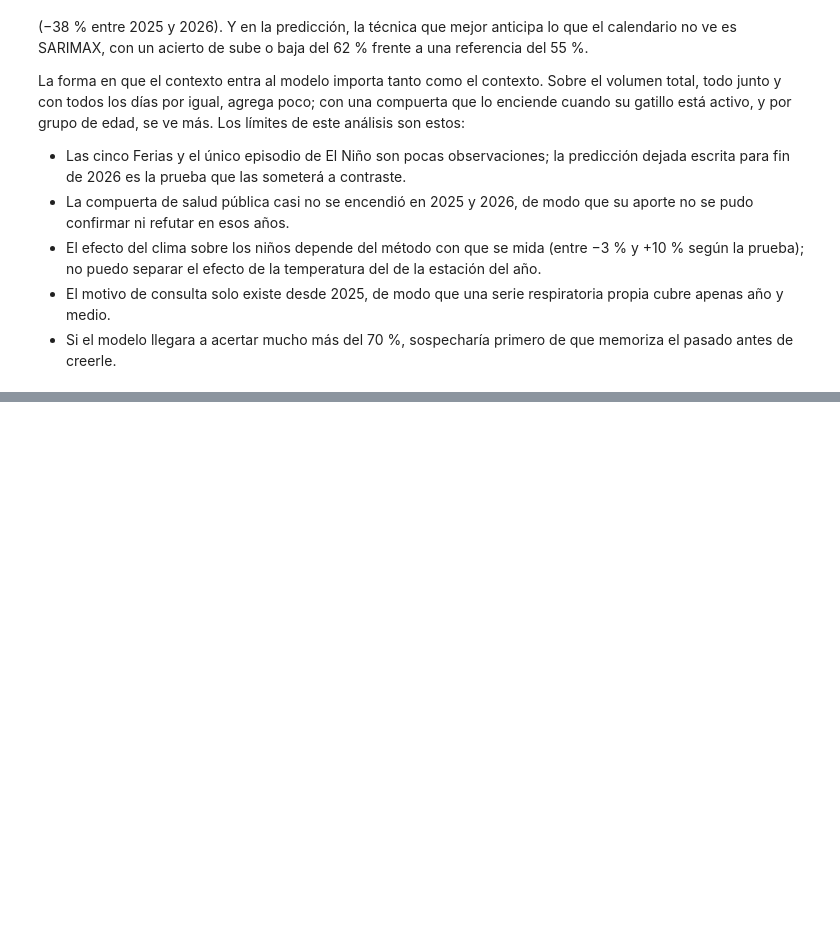
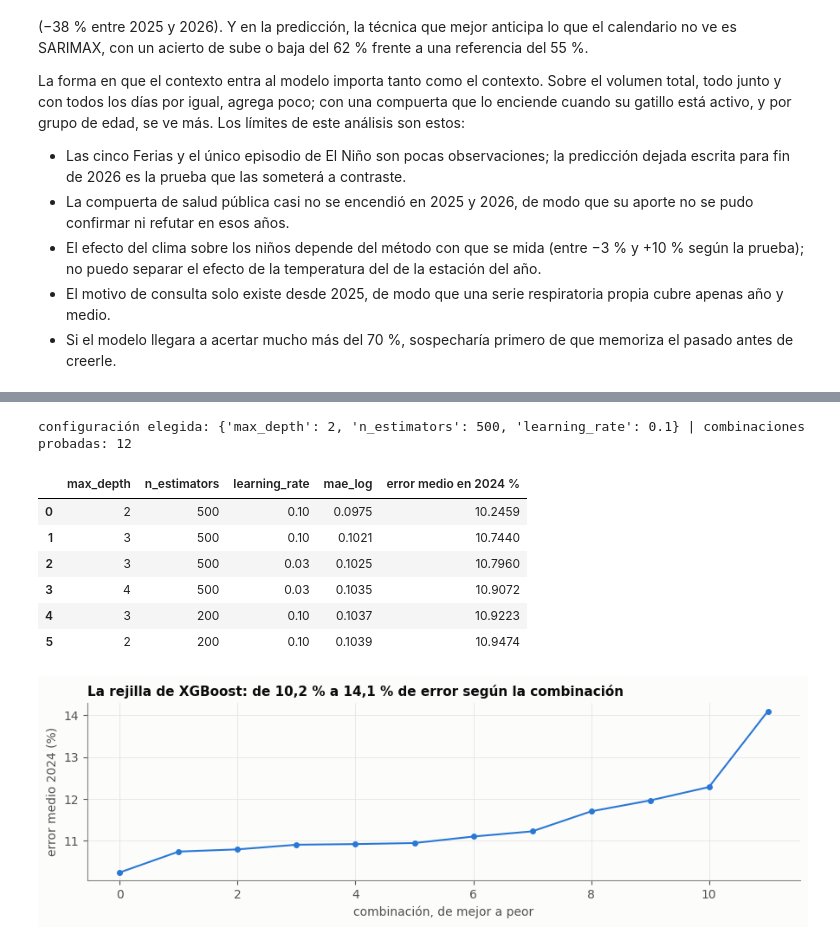
Before and after one commit to SebastianGuerr/puebas, a Jupyter notebook: notebooks/00_la_trayectoria.ipynb, the cells around one changed output, grey strips where cells are left out. Saved outputs shown, nothing was run; the diff lists cells and outputs as text; code cells hidden in the pictures; blank space fills up the shorter version.

```diff
--- a/notebooks/00_la_trayectoria.ipynb
+++ b/notebooks/00_la_trayectoria.ipynb
@@ -750,0 +843,19 @@ gatillo está activo, y por grupo de edad, se ve más. Los límites de este aná
+# %%
+import json
+E = json.loads((RAIZ / "salidas/pronostico/e1/_afinado_xgboost_etapas.json").read_text(encoding="utf-8"))
+Rj = pd.DataFrame(E["rejilla"]).sort_values("mae_log"); Rj["error medio en 2024 %"] = (np.exp(Rj.mae_log) - 1) * 100
+print("configuración elegida:", E["elegida"], "| combinaciones probadas:", len(Rj))
+display(Rj.head(6).round(4))
+fig, ax = plt.subplots(figsize=(9, 3)); ax.plot(range(len(Rj)), Rj["error medio en 2024 %"].values, marker="o", color=AZUL, ms=4)
+ax.set_xlabel("combinación, de mejor a peor"); ax.set_ylabel("error medio 2024 (%)")
+ax.set_title("La rejilla de XGBoost: de 10,2 % a 14,1 % de error según la combinación", loc="left"); plt.tight_layout(); plt.show()
+# %% [output]
+configuración elegida: {'max_depth': 2, 'n_estimators': 500, 'learning_rate': 0.1} | combinaciones probadas: 12
+|  | max_depth | n_estimators | learning_rate | mae_log | error medio en 2024 % |
+| 0 | 2 | 500 | 0.10 | 0.0975 | 10.2459 |
+| 1 | 3 | 500 | 0.10 | 0.1021 | 10.7440 |
+| 2 | 3 | 500 | 0.03 | 0.1025 | 10.7960 |
+| 3 | 4 | 500 | 0.03 | 0.1035 | 10.9072 |
+| 4 | 3 | 200 | 0.10 | 0.1037 | 10.9223 |
+| 5 | 2 | 200 | 0.10 | 0.1039 | 10.9474 |
+[figure, added]
```
Also changed, not shown: parts of 12 cells of this notebook.
